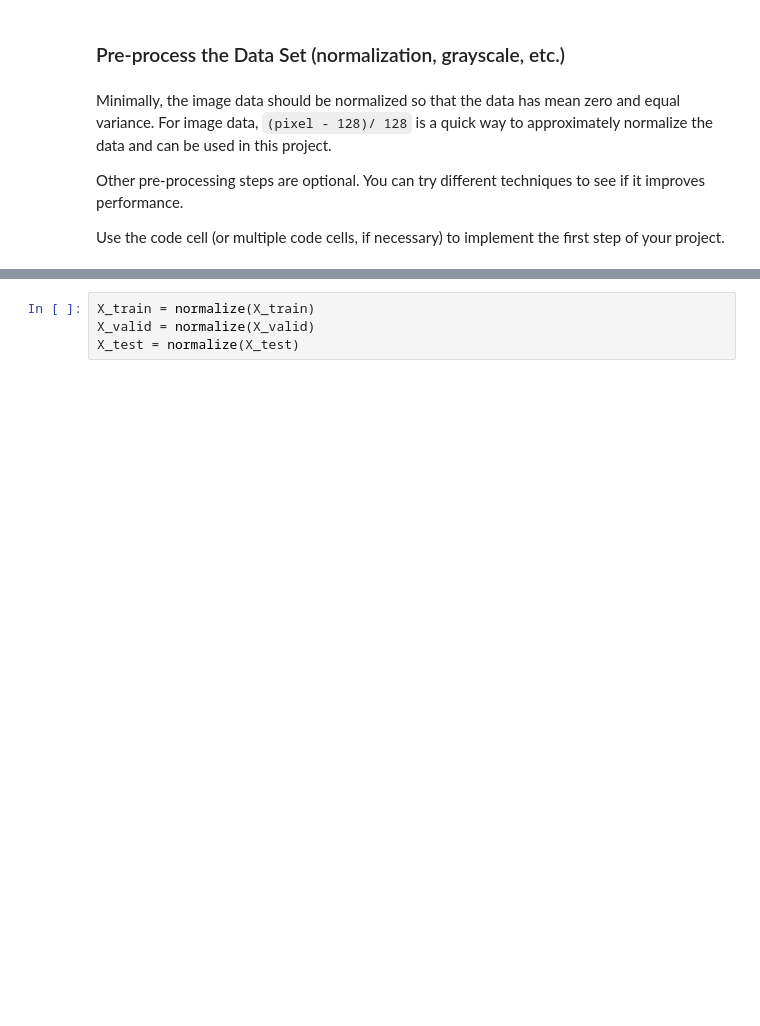
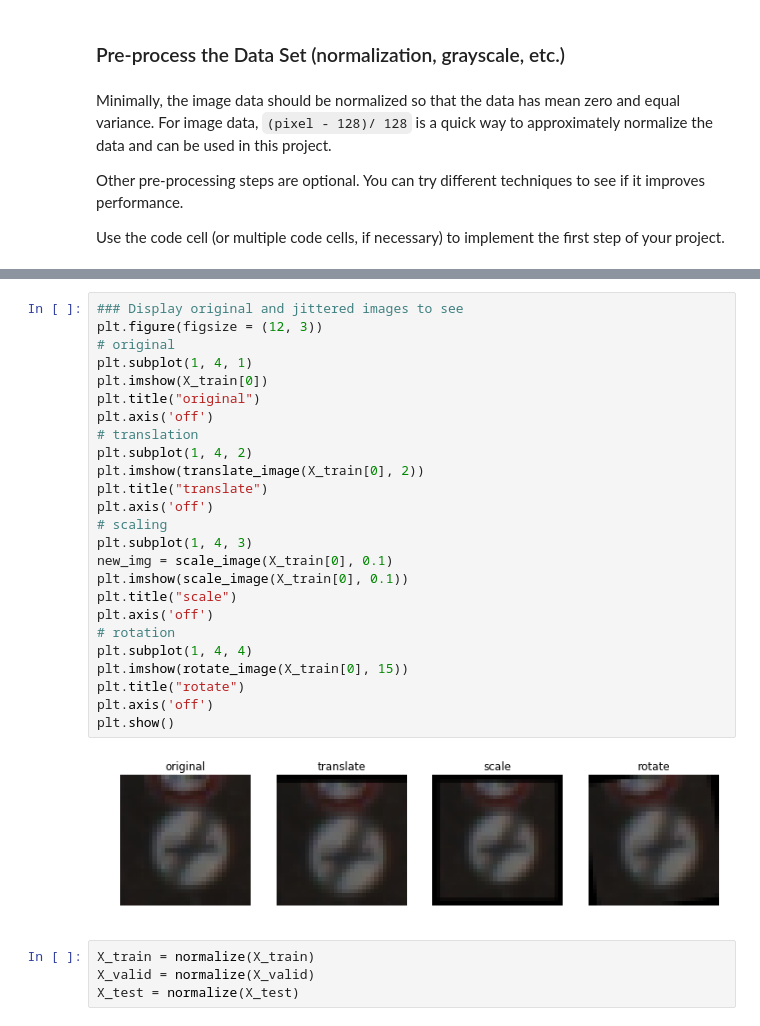
Before and after one commit to peiciwu/CarND-Traffic-Sign-Classifier-Project, a Jupyter notebook: Traffic_Sign_Classifier.ipynb, the cells around one changed output, grey strips where cells are left out. Drawn from its saved outputs; the diff is of its cells as text; blank space fills up the shorter version.

```diff
--- a/Traffic_Sign_Classifier.ipynb
+++ b/Traffic_Sign_Classifier.ipynb
@@ -158,3 +198,30 @@ def normalize(data):
+# %%
+### Display original and jittered images to see
+plt.figure(figsize = (12, 3))
+# original
+plt.subplot(1, 4, 1)
+plt.imshow(X_train[0])
+plt.title("original")
+plt.axis('off')
+# translation
+plt.subplot(1, 4, 2)
+plt.imshow(translate_image(X_train[0], 2))
+plt.title("translate")
+plt.axis('off')
+# scaling
+plt.subplot(1, 4, 3)
+new_img = scale_image(X_train[0], 0.1)
+plt.imshow(scale_image(X_train[0], 0.1))
+plt.title("scale")
+plt.axis('off')
+# rotation
+plt.subplot(1, 4, 4)
+plt.imshow(rotate_image(X_train[0], 15))
+plt.title("rotate")
+plt.axis('off')
+plt.show()
+# %% [output]
+[figure, added]
 # %%
 X_train = normalize(X_train)
 X_valid = normalize(X_valid)
```
Also changed, not shown: parts of 16 cells of this notebook, 3 other files.
